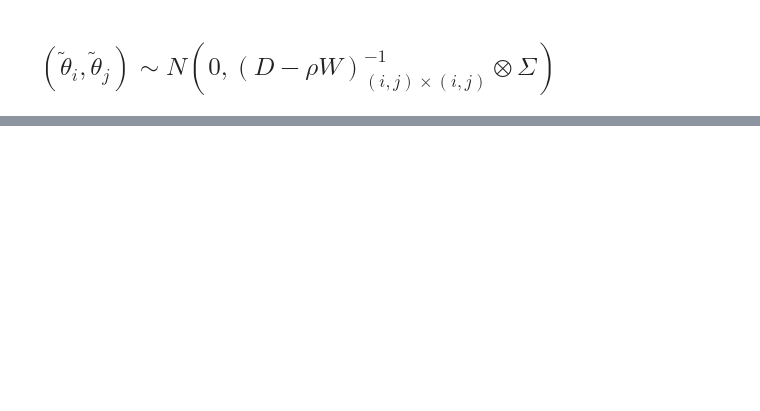
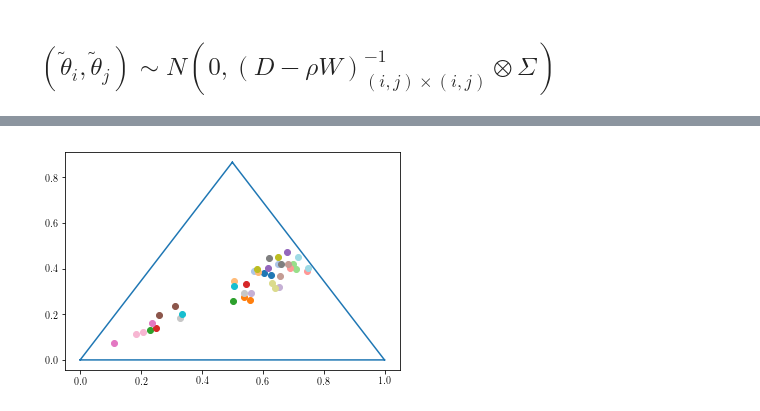
Before and after one commit to mberaha/spatial_mixtures, a Jupyter notebook: notebooks/Logitnormal MC simulations.ipynb, the cells around one changed output, grey strips where cells are left out. Saved outputs shown, nothing was run; the diff lists cells and outputs as text; code cells hidden in the pictures; blank space fills up the shorter version.

```diff
--- a/notebooks/Logitnormal MC simulations.ipynb
+++ b/notebooks/Logitnormal MC simulations.ipynb
@@ -130,0 +143,45 @@ plt.show()
+# %%
+corr = 0.9
+samplesLogit1, samplesLogit2 = simulate_joint_marginal(A, Sigma, 0, 1, Nsamples)
+# %%
+import matplotlib.tri as tri
+
+corners = np.array([[0, 0], [1, 0], [0.5, 0.75**0.5]])
+triangle = tri.Triangulation(corners[:, 0], corners[:, 1])
+midpoints = [(corners[(i + 1) % 3] + corners[(i + 2) % 3]) / 2.0 \
+             for i in range(3)]
+
+def xy2bc(xy, tol=1.e-3):
+    '''Converts 2D Cartesian coordinates to barycentric.'''
+    s = [(corners[i] - midpoints[i]).dot(xy - midpoints[i]) / 0.75 \
+         for i in range(3)]
+    return np.clip(s, tol, 1.0 - tol)
+# %%
+SQRT3 = np.sqrt(3)
+SQRT3OVER2 = SQRT3 / 2.
+
+def unzip(l):
+    return zip(*l)
+
+def permute_point(p, permutation=None):
+    if not permutation:
+        return p
+    return [p[int(permutation[i])] for i in range(len(p))]
+
+def project_point(p, permutation=None):
+    permuted = permute_point(p, permutation=permutation)
+    a = permuted[0]
+    b = permuted[1]
+    x = a + b/2.
+    y = SQRT3OVER2 * b
+    return np.array([x, y])
+# %%
+cmap = matplotlib.cm.get_cmap("tab20")
+
+plt.triplot(triangle)
+for i in range(20):
+    plt.scatter(*project_point(samplesLogit1[i, :]), c=[cmap.colors[i]])
+    plt.scatter(*project_point(samplesLogit2[i, :]), c=[cmap.colors[i]])
+plt.show()
+# %% [output]
+[figure, added]
```
Also changed, not shown: parts of 19 cells of this notebook.
